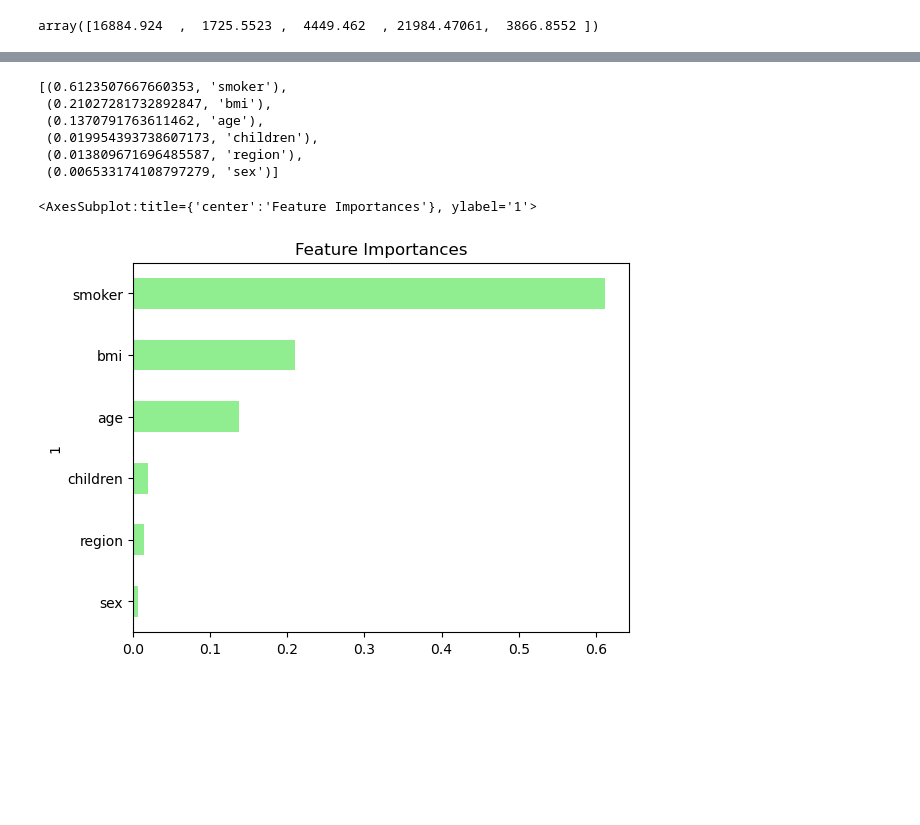
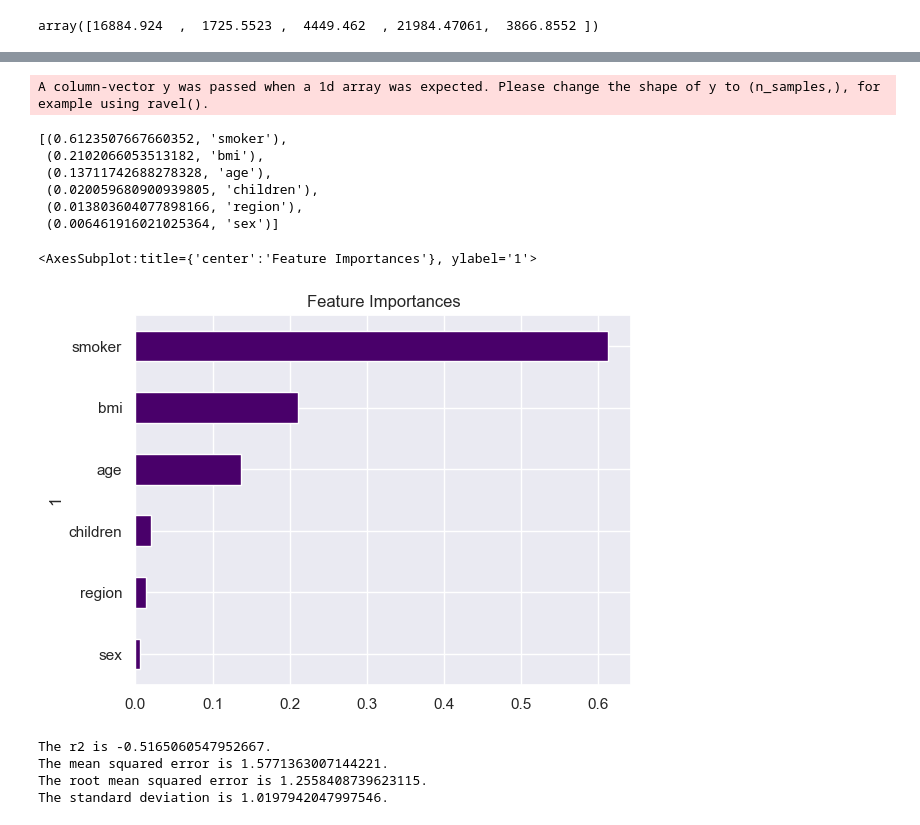
Before and after one commit to MikaMohd/Project-4-Group-7, a Jupyter notebook: marthascode.ipynb, the cells around one changed output, grey strips where cells are left out. Drawn from its saved outputs; the diff is of its cells as text; code cells hidden in the pictures; blank space fills up the shorter version.

```diff
--- a/marthascode.ipynb
+++ b/marthascode.ipynb
@@ -319,7 +374,9 @@ X2_train, X2_test, y2_train, y2_test = train_test_split(X2, y2, random_state=42)
 # %%
 from sklearn.preprocessing import StandardScaler
 #Creating StandardScaler instance
-scaler = StandardScaler()
+st_X = StandardScaler()
+st_Y = StandardScaler()
 # %%
 #Fitting Standard Scaler
-X2_scaler = scaler.fit(X2_train)
+X2_train = st_X.fit_transform(X2_train)
+X2_test = st_X.transform(X2_test)
@@ -331,3 +383,8 @@ X2_test_scaled = X2_scaler.transform(X2_test)
+# %%
+#Fitting Standard Scaler
+
+y2_train = st_Y.fit_transform(y2_train.reshape(-1,1))
+y2_test = st_Y.transform(y2_test.reshape(-1, 1))
 # %%
 #Create a random forest regressor
 
@@ -335,6 +392,8 @@ rf_model = RandomForestRegressor(n_estimators = 500, random_state=78)
 # %%
 #Fitting the model
 
-rf_model = rf_model.fit(X2_train_scaled, y2_train)
+rf_model = rf_model.fit(X2_train, y2_train)
+# %% [output]
+A column-vector y was passed when a 1d array was expected. Please change the shape of y to (n_samples,), for example using ravel().
 # %%
 #Making predictions using the testing data
@@ -345,20 +404,41 @@ importances = rf_model.feature_importances_
 #Sort features by their importance
 sorted(zip(rf_model.feature_importances_, X2.columns), reverse=True)
 # %% [output]
-[(0.6123507667660353, 'smoker'),
- (0.21027281732892847, 'bmi'),
- (0.1370791763611462, 'age'),
- (0.019954393738607173, 'children'),
- (0.013809671696485587, 'region'),
- (0.006533174108797279, 'sex')]
+[(0.6123507667660352, 'smoker'),
+ (0.2102066053513182, 'bmi'),
+ (0.13711742688278328, 'age'),
+ (0.020059680900939805, 'children'),
+ (0.013803604077898166, 'region'),
+ (0.006461916021025364, 'sex')]
 # %%
 #Visualize the feature by importance
 importances_df = pd.DataFrame(sorted(zip(rf_model.feature_importances_, X2.columns), reverse=True))
 importances_df.set_index(importances_df[1], inplace=True)
 importances_df.drop(columns=1, inplace=True)
 importances_df.rename(columns={0: 'Feature Importances'}, inplace=True)
 importances_sorted = importances_df.sort_values(by='Feature Importances')
-importances_sorted.plot(kind='barh', color='lightgreen', title= 'Feature Importances', legend=False)
+importances_sorted.plot(kind='barh', color='#49006a', title= 'Feature Importances', legend=False)
 # %% [output]
 <AxesSubplot:title={'center':'Feature Importances'}, ylabel='1'>
-[figure, old version]
+[figure, new version]
+# %%
+
+#Import relevant metrics from scikit-learn
+from sklearn.metrics import mean_squared_error, r2_score
+
+#Compute metrics
+r2 = r2_score(y2_test, predictions)
+mse = mean_squared_error(y2_test, predictions)
+rmse = np.sqrt(mse)
+std = np.std(y2_test)
+
+# Print releveant metrics.
+print(f"The r2 is {r2}.")
+print(f"The mean squared error is {mse}.")
+print(f"The root mean squared error is {rmse}.")
+print(f"The standard deviation is {std}.")
+# %% [output]
+The r2 is -0.5165060547952667.
+The mean squared error is 1.5771363007144221.
+The root mean squared error is 1.2558408739623115.
+The standard deviation is 1.0197942047997546.
```
Also changed, not shown: parts of 23 cells of this notebook, 1 other file.
